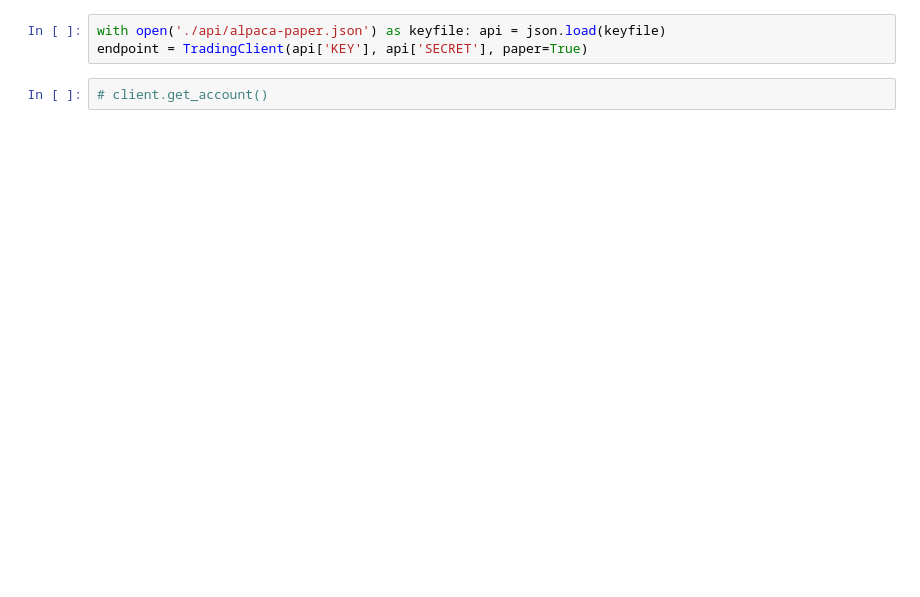
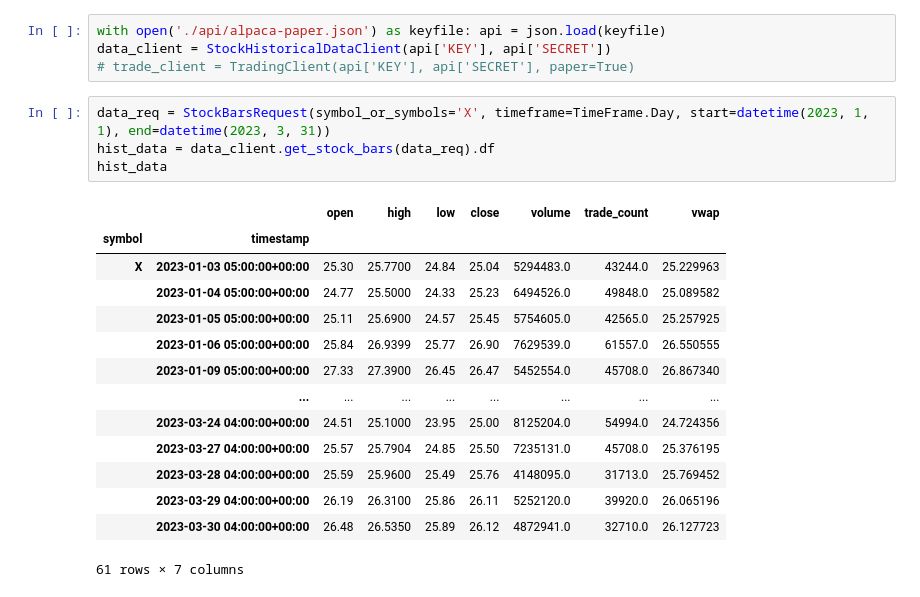
Before and after one commit to whitgroves/fintech-bootcamp-at-home, a Jupyter notebook: project-3-trading-bot.ipynb, the cells around one changed output. Drawn from its saved outputs; the diff is of its cells as text; blank space fills up the shorter version.

```diff
--- a/project-3-trading-bot.ipynb
+++ b/project-3-trading-bot.ipynb
@@ -16,5 +24,23 @@ from alpaca.trading.client import TradingClient
 # %%
 with open('./api/alpaca-paper.json') as keyfile: api = json.load(keyfile)
-endpoint = TradingClient(api['KEY'], api['SECRET'], paper=True)
+data_client = StockHistoricalDataClient(api['KEY'], api['SECRET'])
+# trade_client = TradingClient(api['KEY'], api['SECRET'], paper=True)
-# %%
-# client.get_account()
+# %%
+data_req = StockBarsRequest(symbol_or_symbols='X', timeframe=TimeFrame.Day, start=datetime(2023, 1, 1), end=datetime(2023, 3, 31))
+hist_data = data_client.get_stock_bars(data_req).df
+hist_data
+# %% [output]
+|  |  | open | high | low | close | volume | trade_count | vwap |
+| symbol | timestamp |  |  |  |  |  |  |  |
+| X | 2023-01-03 05:00:00+00:00 | 25.30 | 25.7700 | 24.84 | 25.04 | 5294483.0 | 43244.0 | 25.229963 |
+|  | 2023-01-04 05:00:00+00:00 | 24.77 | 25.5000 | 24.33 | 25.23 | 6494526.0 | 49848.0 | 25.089582 |
+|  | 2023-01-05 05:00:00+00:00 | 25.11 | 25.6900 | 24.57 | 25.45 | 5754605.0 | 42565.0 | 25.257925 |
+|  | 2023-01-06 05:00:00+00:00 | 25.84 | 26.9399 | 25.77 | 26.90 | 7629539.0 | 61557.0 | 26.550555 |
+|  | 2023-01-09 05:00:00+00:00 | 27.33 | 27.3900 | 26.45 | 26.47 | 5452554.0 | 45708.0 | 26.867340 |
+|  | ... | ... | ... | ... | ... | ... | ... | ... |
+|  | 2023-03-24 04:00:00+00:00 | 24.51 | 25.1000 | 23.95 | 25.00 | 8125204.0 | 54994.0 | 24.724356 |
+|  | 2023-03-27 04:00:00+00:00 | 25.57 | 25.7904 | 24.85 | 25.50 | 7235131.0 | 45708.0 | 25.376195 |
+|  | 2023-03-28 04:00:00+00:00 | 25.59 | 25.9600 | 25.49 | 25.76 | 4148095.0 | 31713.0 | 25.769452 |
+|  | 2023-03-29 04:00:00+00:00 | 26.19 | 26.3100 | 25.86 | 26.11 | 5252120.0 | 39920.0 | 26.065196 |
+|  | 2023-03-30 04:00:00+00:00 | 26.48 | 26.5350 | 25.89 | 26.12 | 4872941.0 | 32710.0 | 26.127723 |
+61 rows × 7 columns
```
Also changed, not shown: parts of 12 cells of this notebook, 4 other files.
